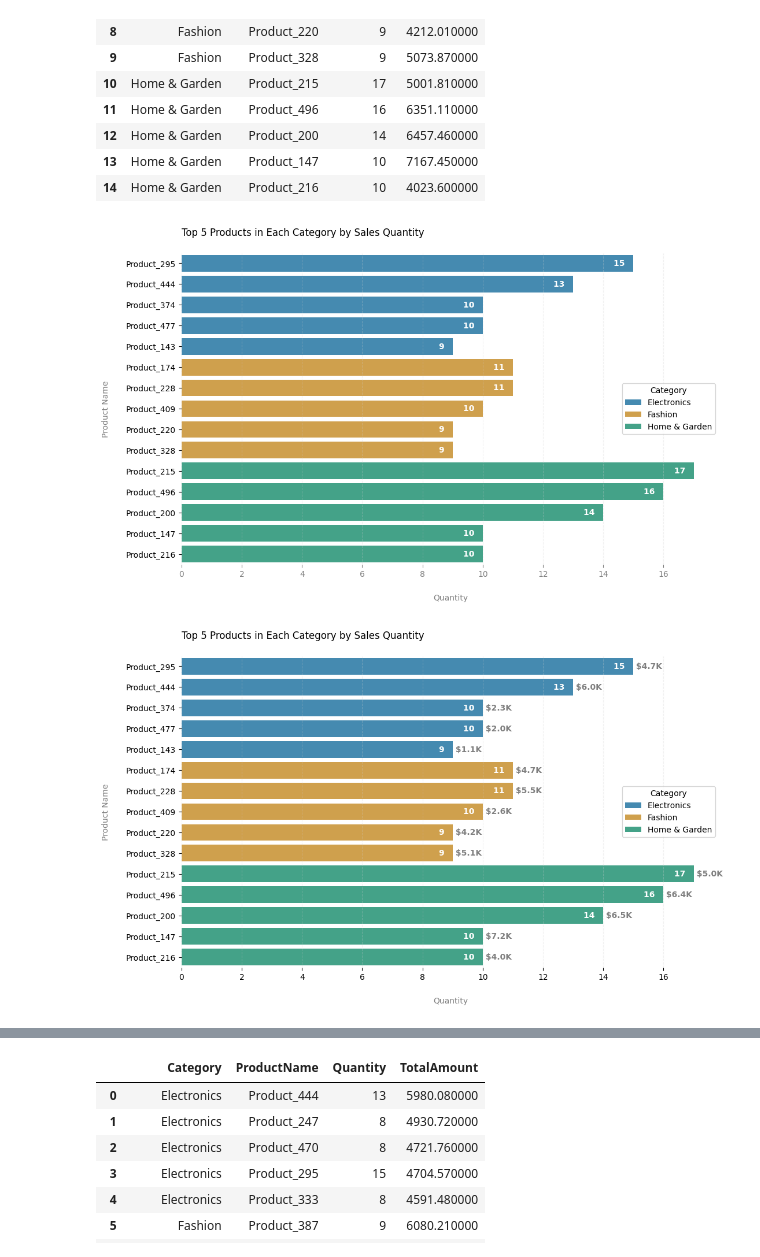
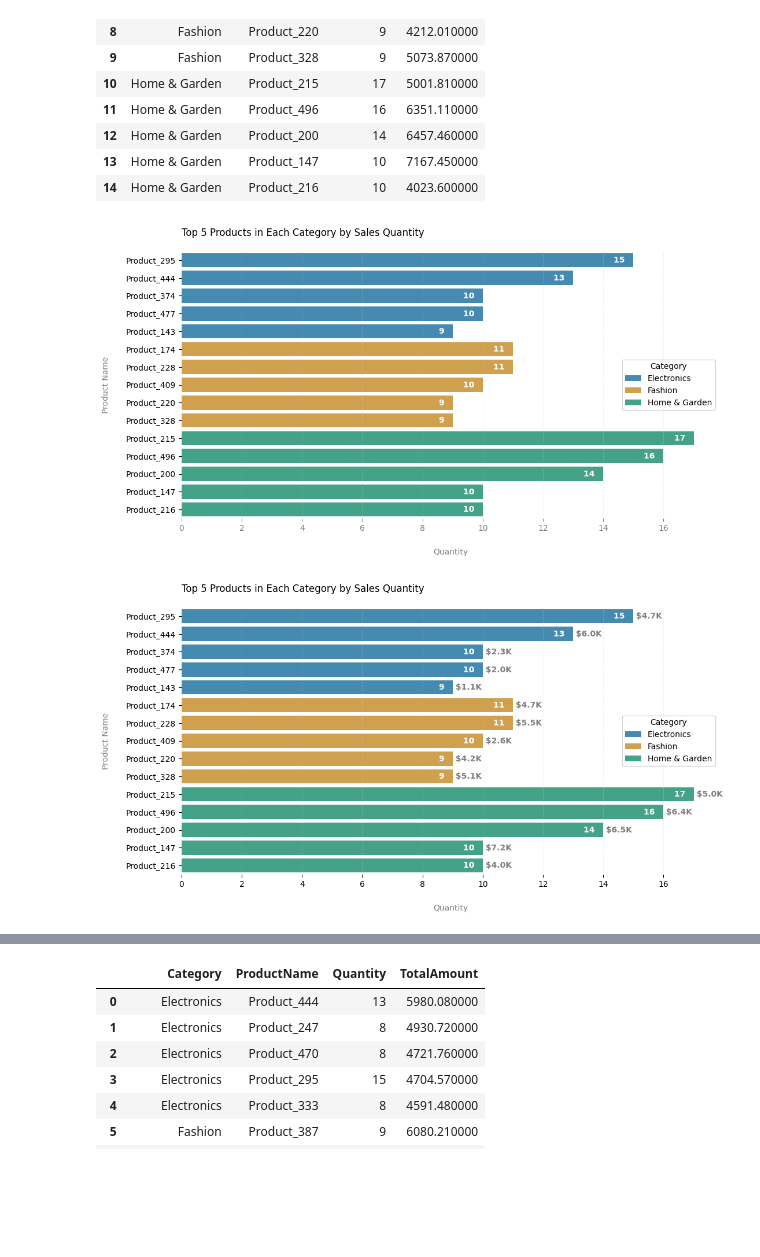
Before and after one commit to YuliaVK/Data-Analytics, a Jupyter notebook: EDA_Sales/notebooks/Sales_EDA.ipynb, the cells around one changed output, grey strips where cells are left out. Saved outputs shown, nothing was run; the diff lists cells and outputs as text; code cells hidden in the pictures; blank space fills up the shorter version.

```diff
--- a/EDA_Sales/notebooks/Sales_EDA.ipynb
+++ b/EDA_Sales/notebooks/Sales_EDA.ipynb
@@ -590,30 +590,30 @@ top_5_products_by_category.style.background_gradient()
 | 13 | Home & Garden | Product_147 | 10 | 7167.450000 |
 | 14 | Home & Garden | Product_216 | 10 | 4023.600000 |
 # %%
-plt.figure(figsize=(12, 7))
+plt.figure(figsize=(12, 6))
 sns.barplot(x='Quantity', y='ProductName', hue='Category', data=top_5_products_by_category, palette='colorblind', alpha=0.8)
 plt.title('Top 5 Products in Each Category by Sales Quantity', loc='left', y=1.04) # Remove. Add as subtitle to the presentation instead
 plt.xlabel('Quantity', color='grey', fontsize=10, labelpad=20)
 plt.ylabel('Product Name', color='grey', fontsize=10, labelpad=20)
 
 for index, row in top_5_products_by_category.iterrows():
     plt.text(row['Quantity'], index, f'{row["Quantity"]}   ',
             ha='right', va='center', color='white', fontweight='bold')
     plt.text(row['Quantity'], index, f' ${round(row["TotalAmount"] / 1000, 1)}K',
             ha='left', va='center', color='grey', alpha=0, fontweight='bold')
 
 sns.despine()
 plt.gca().spines['left'].set_visible(False)
 plt.gca().spines['bottom'].set_visible(False)
 plt.grid(axis='x', linestyle='--', color='lightgrey', alpha=0.3)
 plt.tick_params(axis='x', colors='grey')
 plt.tick_params(axis='y', colors='black')
 plt.legend(title='Category', loc='center right')
 plt.show()
 # %% [output]
-[figure, old version]
+[figure, new version]
 # %%
-plt.figure(figsize=(12, 7))
+plt.figure(figsize=(12, 6))
 sns.barplot(x='Quantity', y='ProductName', hue='Category', data=top_5_products_by_category, palette='colorblind', alpha=0.8)
 plt.title('Top 5 Products in Each Category by Sales Quantity', loc='left', y=1.04) # Remove. Add as subtitle to the presentation instead
 plt.xlabel('Quantity', color='grey', fontsize=10, labelpad=20)
@@ -634,7 +634,7 @@ plt.tick_params(axis='y', colors='black')
 plt.legend(title='Category', loc='center right')
 plt.show()
 # %% [output]
-[figure, old version]
+[figure, new version]
 # %%
 top_in_category = top_5_products_by_category.sort_values(['Category', 'TotalAmount'], ascending=[True, False])
 top_in_category = top_in_category.groupby('Category').head(1).reset_index(drop=True)
```
Also changed, not shown: parts of 22 cells of this notebook.
